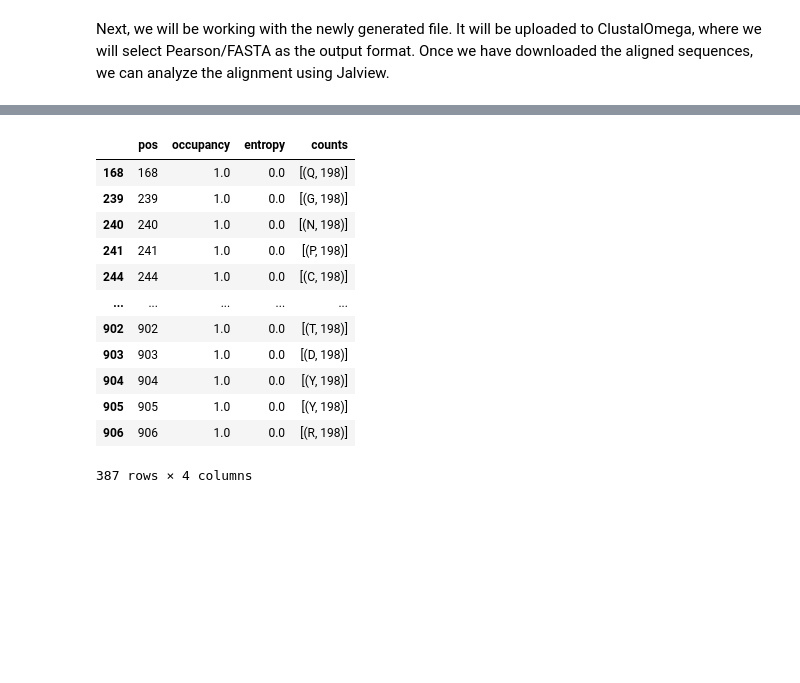
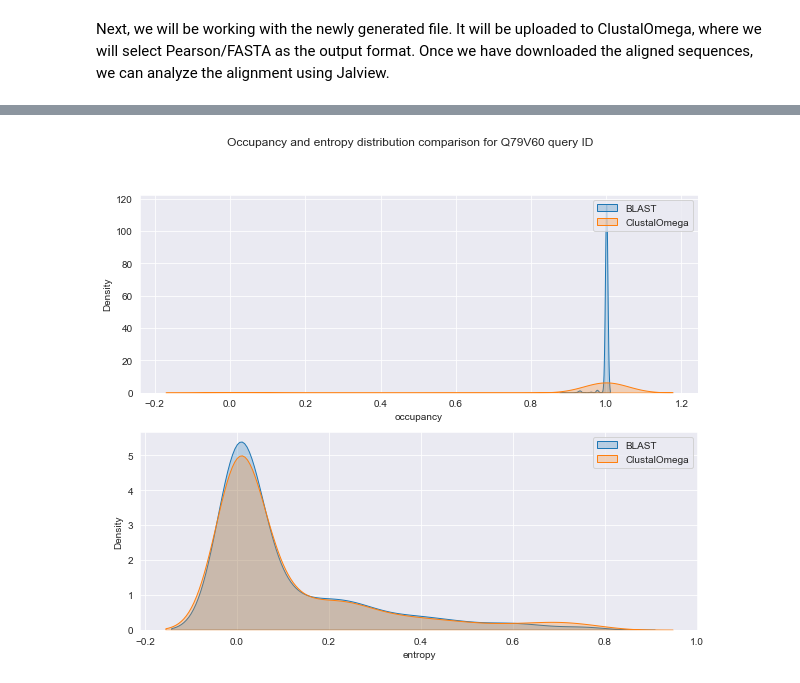
Before and after one commit to AlyaHarvelle/HMMER, a Jupyter notebook: MSA_2704.ipynb, the cells around one changed output, grey strips where cells are left out. Saved outputs shown, nothing was run; the diff lists cells and outputs as text; code cells hidden in the pictures; blank space fills up the shorter version.

```diff
--- a/MSA_2704.ipynb
+++ b/MSA_2704.ipynb
@@ -341,16 +358,13 @@ df_2.head()
-# %%
-df_2[(df_2['occupancy'] > 0.995) & (df_2['entropy'] < 0.01)]
-# %% [output]
-|  | pos | occupancy | entropy | counts |
-| 168 | 168 | 1.0 | 0.0 | [(Q, 198)] |
-| 239 | 239 | 1.0 | 0.0 | [(G, 198)] |
-| 240 | 240 | 1.0 | 0.0 | [(N, 198)] |
-| 241 | 241 | 1.0 | 0.0 | [(P, 198)] |
-| 244 | 244 | 1.0 | 0.0 | [(C, 198)] |
-| ... | ... | ... | ... | ... |
-| 902 | 902 | 1.0 | 0.0 | [(T, 198)] |
-| 903 | 903 | 1.0 | 0.0 | [(D, 198)] |
-| 904 | 904 | 1.0 | 0.0 | [(Y, 198)] |
-| 905 | 905 | 1.0 | 0.0 | [(Y, 198)] |
-| 906 | 906 | 1.0 | 0.0 | [(R, 198)] |
-387 rows × 4 columns
+# %%
+fig, (ax1, ax2) = plt.subplots(2, 1, figsize=(10, 8))
+sns.kdeplot(df_1['occupancy'], shade = True, ax = ax1)
+sns.kdeplot(df_2['occupancy'], shade = True, ax = ax1)
+sns.kdeplot(df_1['entropy'], shade = True, ax = ax2)
+sns.kdeplot(df_2['entropy'], shade = True, ax = ax2)
+
+ax1.legend(['BLAST', 'ClustalOmega'])
+ax2.legend(['BLAST', 'ClustalOmega'])
+plt.suptitle(f'Occupancy and entropy distribution comparison for {q_id} query ID')
+plt.show()
+# %% [output]
+[figure, added]
```
Also changed, not shown: parts of 15 cells of this notebook.
